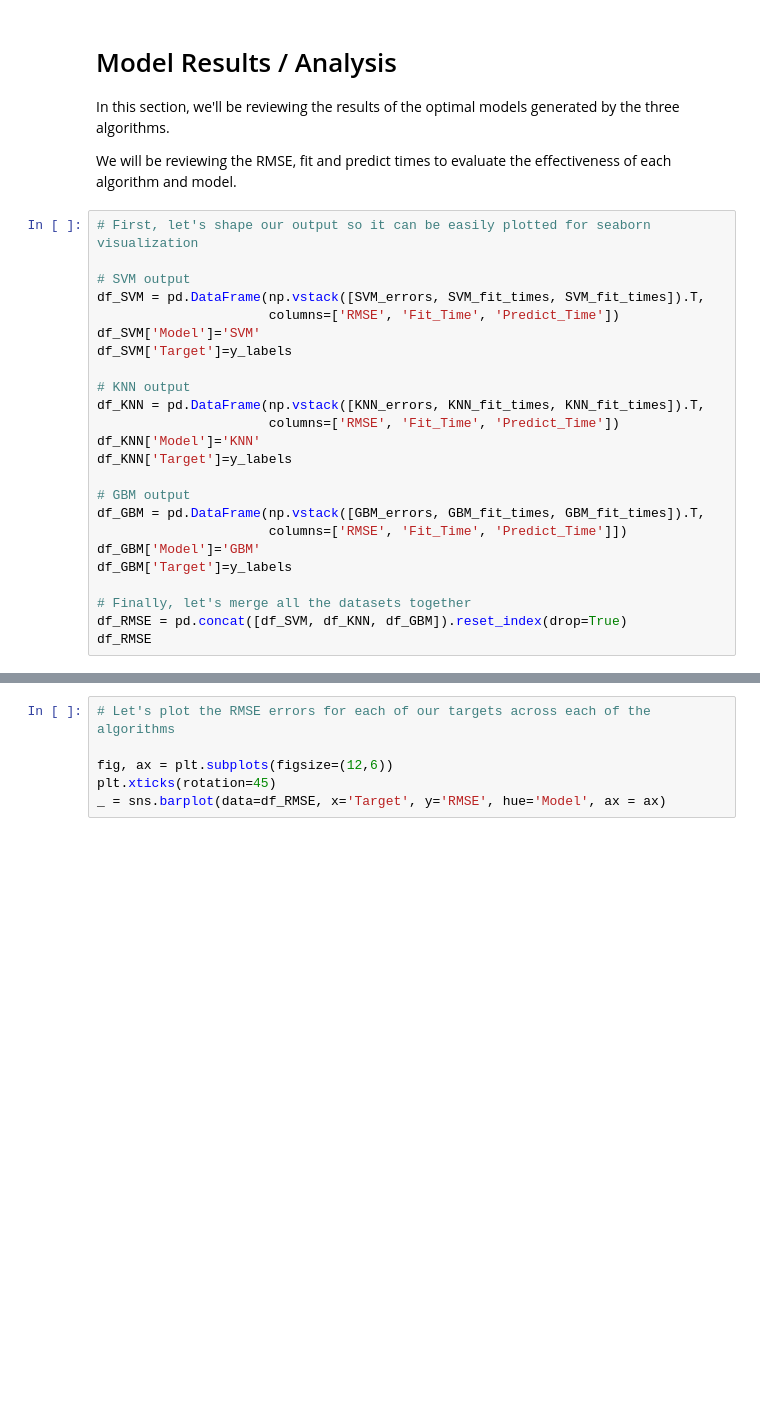
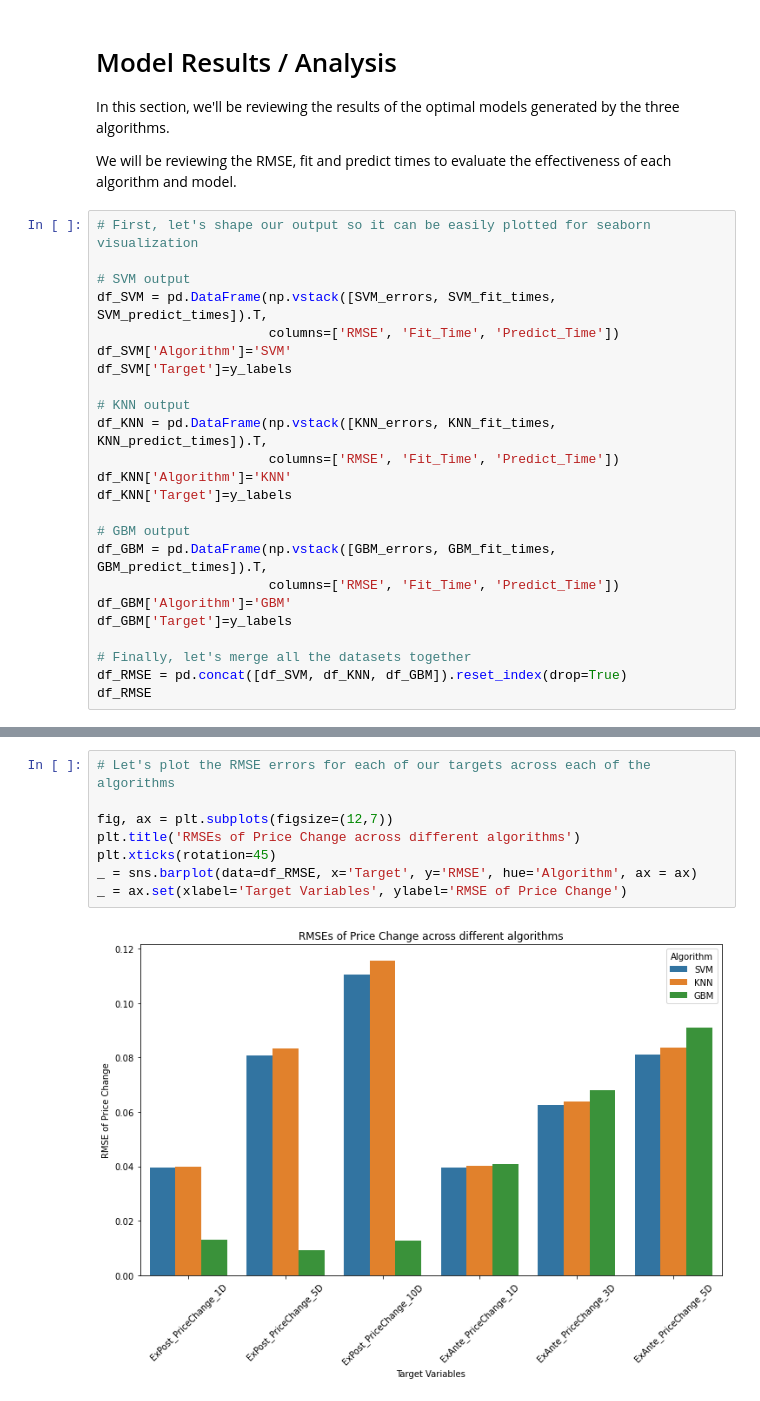
Before and after one commit to aidosandrew/Springboard, a Jupyter notebook: Submissions/CapstoneTwo/notebooks/CapstoneTwo Part Four - Modeling.ipynb, the cells around one changed output, grey strips where cells are left out. Saved outputs shown, nothing was run; the diff lists cells and outputs as text; blank space fills up the shorter version.

Commit message:
Capstone Two Modeling done

```diff
--- a/Submissions/CapstoneTwo/notebooks/CapstoneTwo Part Four - Modeling.ipynb
+++ b/Submissions/CapstoneTwo/notebooks/CapstoneTwo Part Four - Modeling.ipynb
@@ -458,21 +463,21 @@ We will be reviewing the RMSE, fit and predict times to evaluate the effectivene
 # First, let's shape our output so it can be easily plotted for seaborn visualization
 
 # SVM output
-df_SVM = pd.DataFrame(np.vstack([SVM_errors, SVM_fit_times, SVM_fit_times]).T,
+df_SVM = pd.DataFrame(np.vstack([SVM_errors, SVM_fit_times, SVM_predict_times]).T,
                       columns=['RMSE', 'Fit_Time', 'Predict_Time'])
-df_SVM['Model']='SVM'
+df_SVM['Algorithm']='SVM'
 df_SVM['Target']=y_labels
 
 # KNN output
-df_KNN = pd.DataFrame(np.vstack([KNN_errors, KNN_fit_times, KNN_fit_times]).T,
+df_KNN = pd.DataFrame(np.vstack([KNN_errors, KNN_fit_times, KNN_predict_times]).T,
                       columns=['RMSE', 'Fit_Time', 'Predict_Time'])
-df_KNN['Model']='KNN'
+df_KNN['Algorithm']='KNN'
 df_KNN['Target']=y_labels
 
 # GBM output
-df_GBM = pd.DataFrame(np.vstack([GBM_errors, GBM_fit_times, GBM_fit_times]).T,
-                      columns=['RMSE', 'Fit_Time', 'Predict_Time']])
-df_GBM['Model']='GBM'
+df_GBM = pd.DataFrame(np.vstack([GBM_errors, GBM_fit_times, GBM_predict_times]).T,
+                      columns=['RMSE', 'Fit_Time', 'Predict_Time'])
+df_GBM['Algorithm']='GBM'
 df_GBM['Target']=y_labels
 
 # Finally, let's merge all the datasets together
@@ -481,9 +504,13 @@ df_RMSE
 # %%
 # Let's plot the RMSE errors for each of our targets across each of the algorithms
 
-fig, ax = plt.subplots(figsize=(12,6))
+fig, ax = plt.subplots(figsize=(12,7))
+plt.title('RMSEs of Price Change across different algorithms')
 plt.xticks(rotation=45)
-_ = sns.barplot(data=df_RMSE, x='Target', y='RMSE', hue='Model', ax = ax)
+_ = sns.barplot(data=df_RMSE, x='Target', y='RMSE', hue='Algorithm', ax = ax)
+_ = ax.set(xlabel='Target Variables', ylabel='RMSE of Price Change')
+# %% [output]
+[figure, added]
 # %%
 # Similar plot for the fit / training times
 
```
Also changed, not shown: parts of 6 cells of this notebook.
